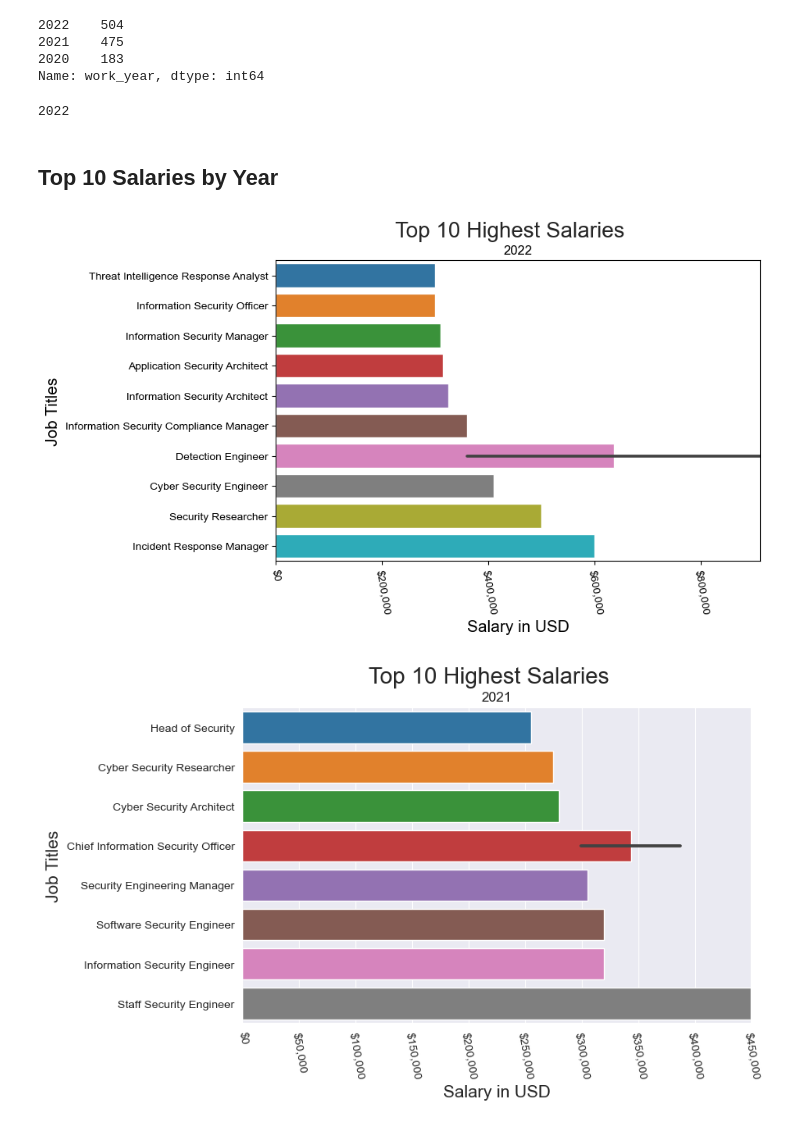
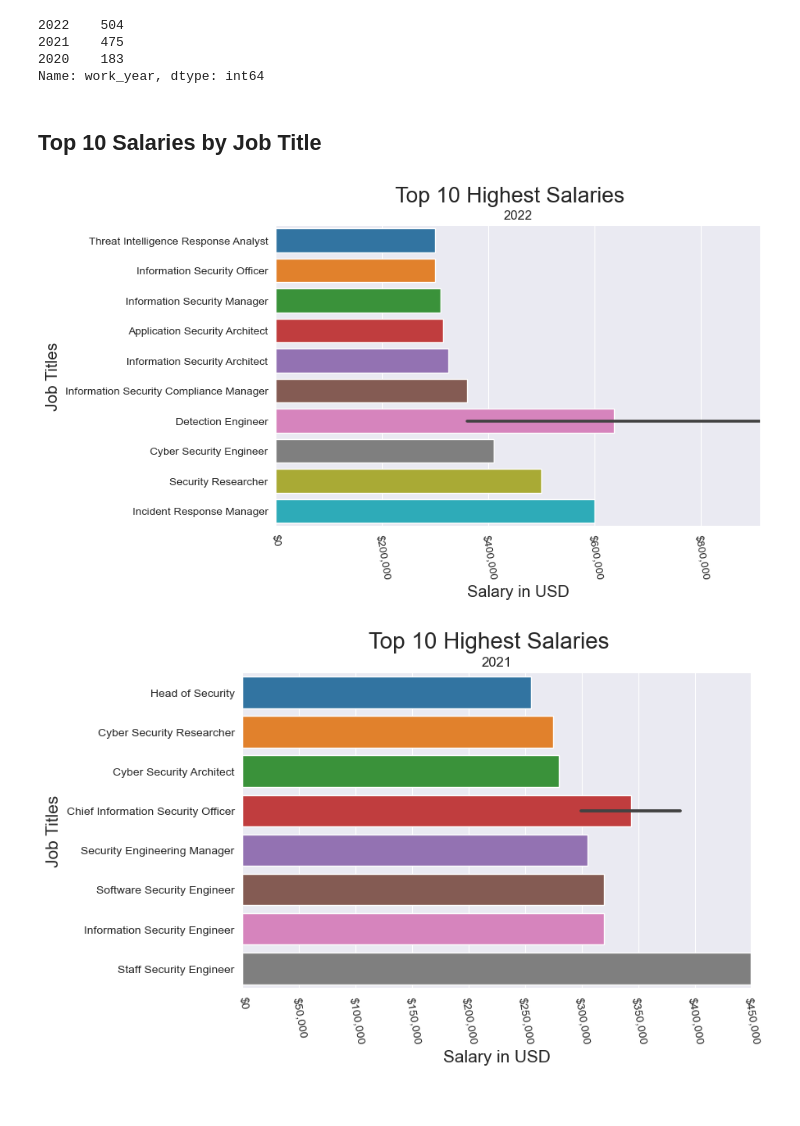
Before and after one commit to SantosAbimaelRomero/Cyber-Security-Salaries, a Jupyter notebook: Cyber Security Salary Presentation.ipynb, the cells around one changed output. Drawn from its saved outputs; the diff is of its cells as text; code cells hidden in the pictures.

```diff
--- a/Cyber Security Salary Presentation.ipynb
+++ b/Cyber Security Salary Presentation.ipynb
@@ -273,20 +279,16 @@ df_2020 = df.loc[df['work_year'] == 2020].copy()
 df_2022 = df_2022.sort_values(by='salary_in_usd')
 df_2021 = df_2021.sort_values(by='salary_in_usd')
 df_2020 = df_2020.sort_values(by='salary_in_usd')
-# %%
-pd.unique(df_2022['work_year']).item()
-# %% [output]
-2022
 # %% [markdown]
-## Top 10 Salaries by Year
+## Top 10 Salaries by Job Title
 # %%
-def top_10(data):
+def top_10(data, y):
     price_fmt = mpl.ticker.StrMethodFormatter('${x:,.0f}')
 
     fig, ax = plt.subplots(figsize= (8,5))
     sns.set_style("darkgrid")
 
-    sns.barplot(data=data.tail(11), y='job_title', x='salary_in_usd')
+    sns.barplot(data=data.tail(11), y=y, x='salary_in_usd')
     plt.xticks(rotation=-80)
     plt.ylabel('Job Titles', fontsize=15)
     plt.xlim(left=0, right=data['salary_in_usd'].max())
@@ -295,7 +297,7 @@ def top_10(data):
     plt.title(f"{pd.unique(data['work_year']).item()}");
     plt.suptitle(f"Top 10 Highest Salaries", fontsize=20)
 # %%
-top_10(df_2022)
+top_10(df_2022, 'job_title')
 # %% [output]
-[figure, old version]
+[figure, new version]
 # %%
```
Also changed, not shown: parts of 24 cells of this notebook.
